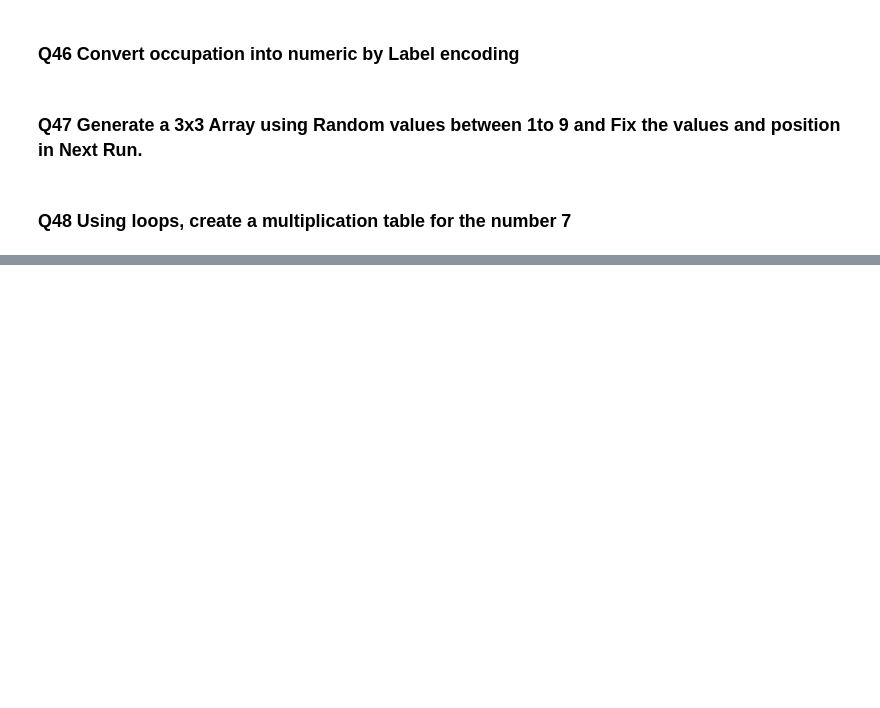
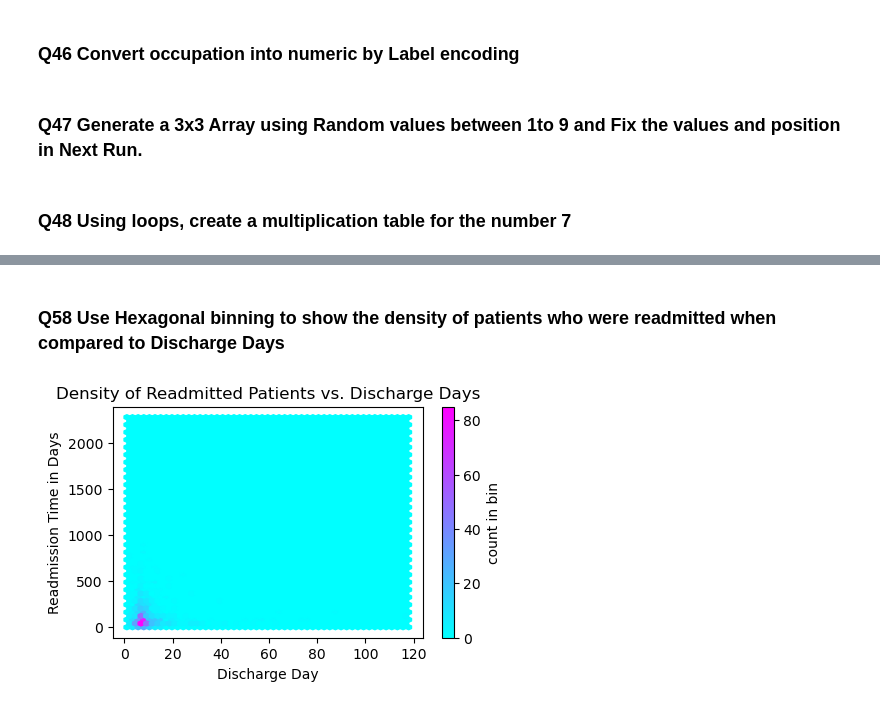
Before and after one commit to SivasankariDA112/03_Hacktivators_PythonHackathon_Apr24, a Jupyter notebook: Team03_Hacktivators_Main80Questions.ipynb, the cells around one changed output, grey strips where cells are left out. Cells and saved outputs as stored; diff of their text form; code cells hidden in the pictures; blank space fills up the shorter version.

```diff
--- a/Team03_Hacktivators_Main80Questions.ipynb
+++ b/Team03_Hacktivators_Main80Questions.ipynb
@@ -1027,0 +1140,21 @@ for i in range(start, end + 1):
+# %%
+#Kalyani
+import pandas as pd
+import numpy as np
+#Hospitalization_Discharge
+Hospitalization_Discharge = pd.read_excel('Cardiac_Outcomes.xlsx',sheet_name=0)
+#CardiacComplications
+CardiacComplications = pd.read_excel('Cardiac_Outcomes.xlsx',sheet_name=1)
+#Responsivenes
+Responsivenes = pd.read_excel('Cardiac_Outcomes.xlsx',sheet_name=2)
+#PatientHistory
+PatientHistory = pd.read_excel('Cardiac_Outcomes.xlsx',sheet_name=3)
+#Labs
+Labs = pd.read_excel('Cardiac_Outcomes.xlsx',sheet_name=4)
+#Demography
+Demography = pd.read_excel('Cardiac_Outcomes.xlsx',sheet_name=5)
+#Patient_Precriptions
+Patient_Precriptions = pd.read_excel('Cardiac_Outcomes.xlsx',sheet_name=6)
+
+df7=Demography.loc[101:201, ['weight','ageCat']]
+df7
@@ -1027,0 +1186,18 @@ for i in range(start, end + 1):
+# %% [markdown]
+### Q58 Use Hexagonal binning to show the density of patients who were readmitted when compared to Discharge Days
+# %%
+#Hexagon
+import matplotlib.pyplot as plt
+# Considering the data from Hospital_Discharge
+plt.figure(figsize=(5, 3))
+#Hexbin plot using Seaborn
+plt.hexbin(Hospitalization_Discharge['dischargeDay'], Hospitalization_Discharge['readmission_time_days_from_admission'], gridsize=50, cmap='cool')
+plt.colorbar(label='count in bin')
+# giving label names to x-axis and y-axis
+plt.xlabel('Discharge Day')
+plt.ylabel('Readmission Time in Days')
+# giving title for the chart
+plt.title('Density of Readmitted Patients vs. Discharge Days')
+plt.show()
+# %% [output]
+[figure, added]
```
Also changed, not shown: parts of 28 cells of this notebook.
